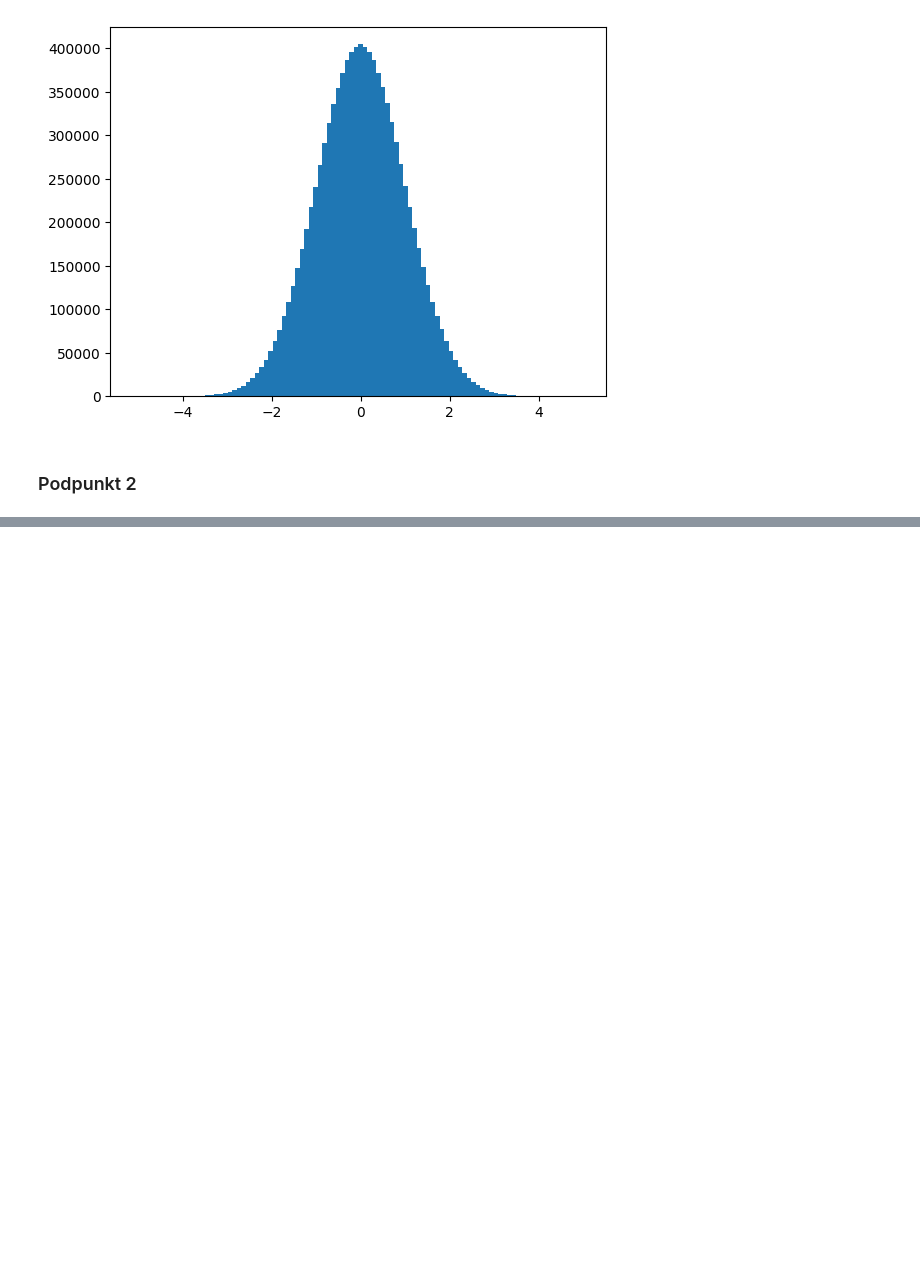
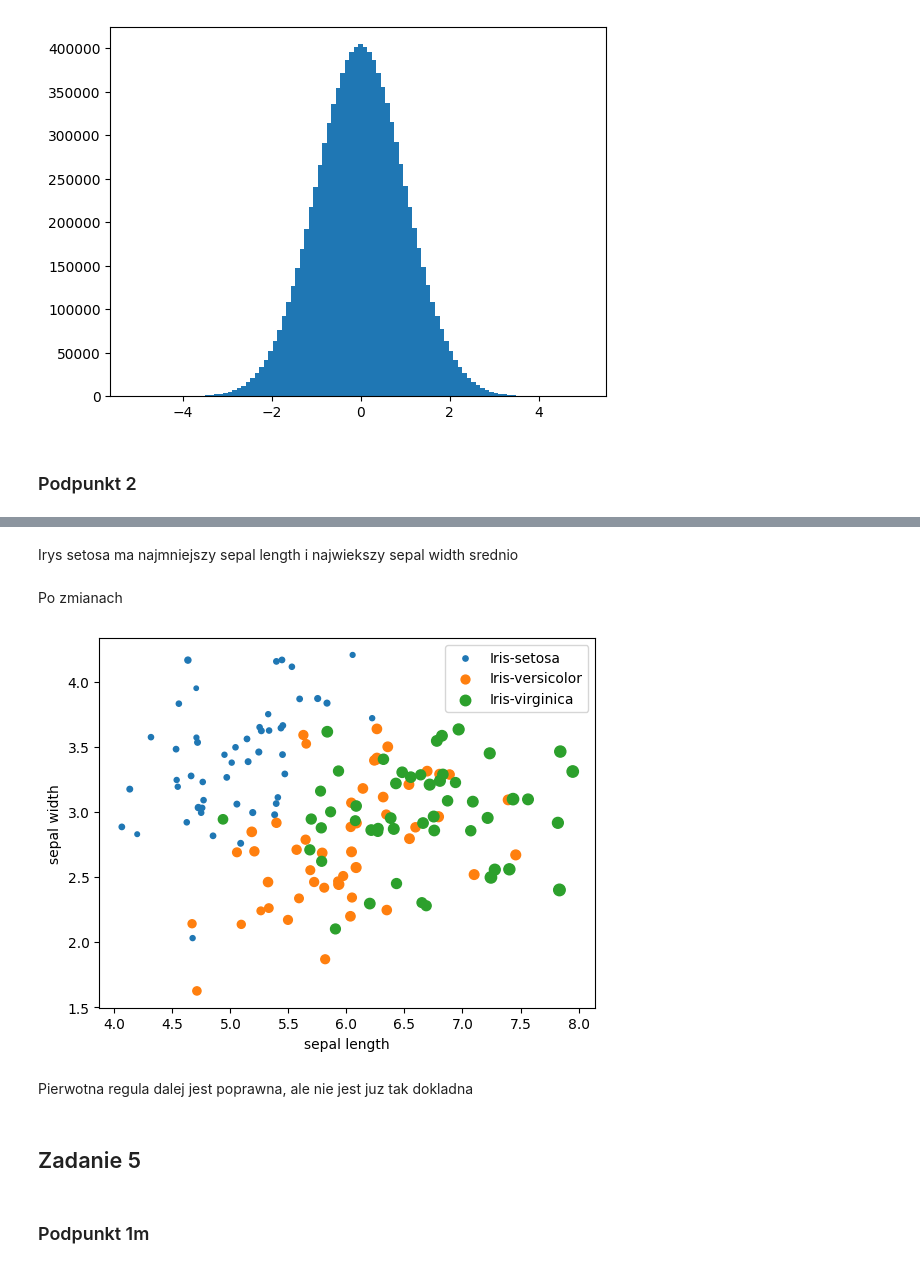
Before and after one commit to rektyyy/Artificial-Intelligence, a Jupyter notebook: ML/Assisgnment_1.ipynb, the cells around one changed output, grey strips where cells are left out. Drawn from its saved outputs; the diff is of its cells as text; code cells hidden in the pictures; blank space fills up the shorter version.

```diff
--- a/ML/Assisgnment_1.ipynb
+++ b/ML/Assisgnment_1.ipynb
@@ -648,0 +667,5 @@ ModuleNotFoundError: No module named 'scipy'
+# %%
+X4, Y4 = X.copy(), Y.copy()
+# %%
+X4['sepal length'] += norm.rvs(0, 0.25, 150)
+X4['sepal width'] += norm.rvs(0, 0.25, 150)
@@ -648,0 +674,11 @@ ModuleNotFoundError: No module named 'scipy'
+# %%
+for species in Y['class'].unique():
+    mask = Y['class'] == species
+    plt.scatter(x=X.loc[mask, 'sepal length'],
+                y=X.loc[mask, 'sepal width'],
+                s=X.loc[mask, 'petal length'] * 10,
+                label=species)
+plt.xlabel('sepal length')
+plt.ylabel('sepal width')
+plt.legend()
+plt.show()
@@ -648,0 +687,23 @@ ModuleNotFoundError: No module named 'scipy'
+# %% [markdown]
+Irys setosa ma najmniejszy sepal length i najwiekszy sepal width srednio
+# %% [markdown]
+Po zmianach
+# %%
+for species in Y4['class'].unique():
+    mask = Y4['class'] == species
+    plt.scatter(x=X4.loc[mask, 'sepal length'],
+                y=X4.loc[mask, 'sepal width'],
+                s=X4.loc[mask, 'petal length'] * 10,
+                label=species)
+plt.xlabel('sepal length')
+plt.ylabel('sepal width')
+plt.legend()
+plt.show()
+# %% [output]
+[figure, added]
+# %% [markdown]
+Pierwotna regula dalej jest poprawna, ale nie jest juz tak dokladna
+# %% [markdown]
+## Zadanie 5
+# %% [markdown]
+### Podpunkt 1m
```
Also changed, not shown: parts of 17 cells of this notebook.
